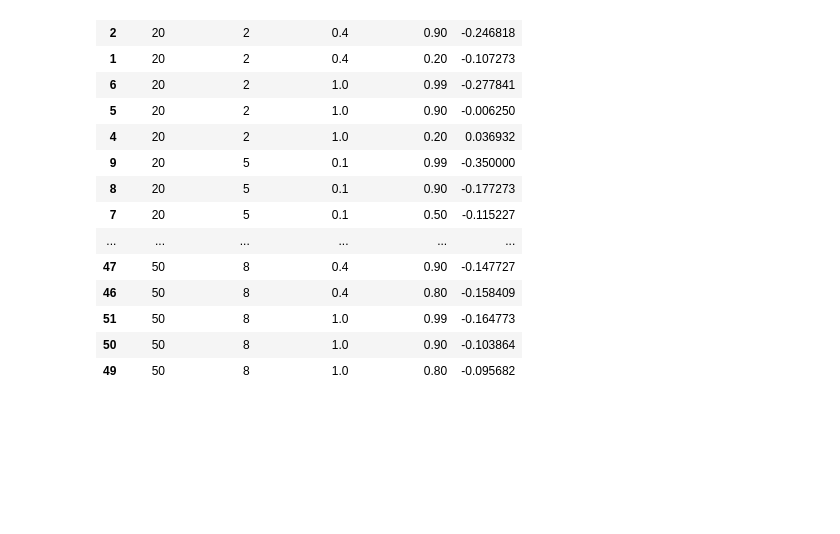
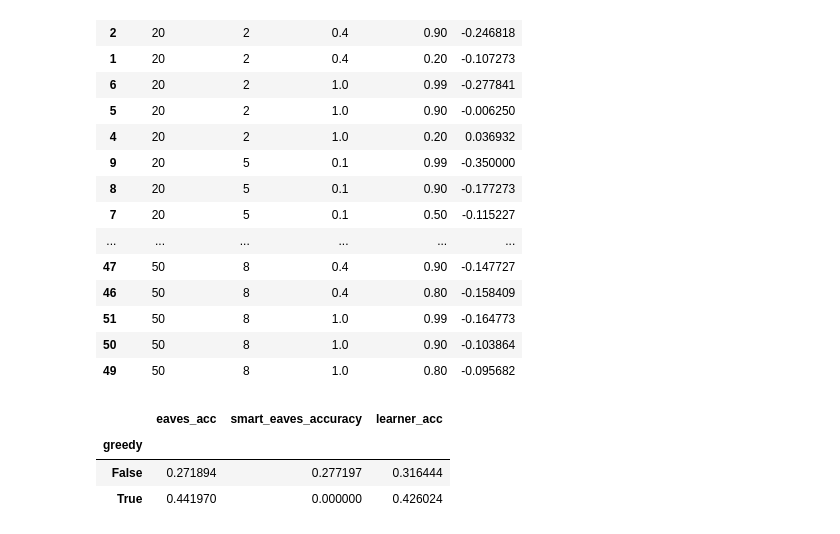
Before and after one commit to aditj/CovertHateSpeechClassification, a Jupyter notebook: additional_results/mnist/utils/results.ipynb, the cells around one changed output. Drawn from its saved outputs; the diff is of its cells as text; code cells hidden in the pictures; blank space fills up the shorter version.

```diff
--- a/additional_results/mnist/utils/results.ipynb
+++ b/additional_results/mnist/utils/results.ipynb
@@ -83,3 +83,12 @@ final_df.reset_index().sort_values(by=['n_dev','n_class_eav','prop_data_eav','cl
 final_df = df.groupby(['n_dev','n_class_eav','prop_data_eav','class_dist_eav']).agg({'acc_obt':lambda x: x.values[0]-x.values[1],'greedy':lambda x: x.values[0]}).reset_index()
 # %%
 final_df.to_csv("../data/logs/cummulative_grouped_experiment_results.csv",index=False)
+# %%
+df_mdp = pd.read_csv("../data/logs/cumm_mdp_7.csv")
+# %%
+df_mdp.groupby("greedy").mean()
+# %% [output]
+|  | eaves_acc | smart_eaves_accuracy | learner_acc |
+| greedy |  |  |  |
+| False | 0.271894 | 0.277197 | 0.316444 |
+| True | 0.441970 | 0.000000 | 0.426024 |
```
Also changed, not shown: parts of 1 cell of this notebook, 5 other files.
